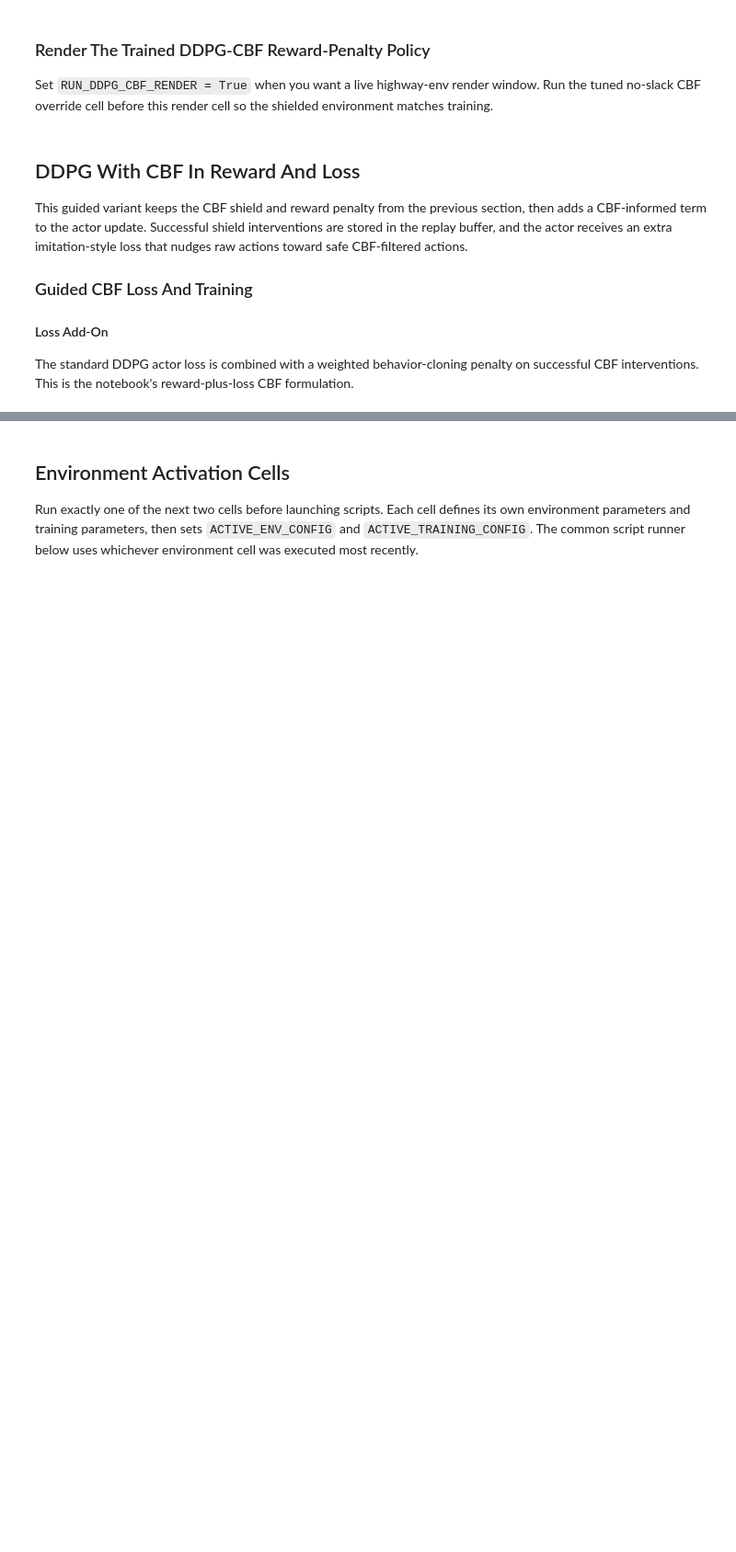
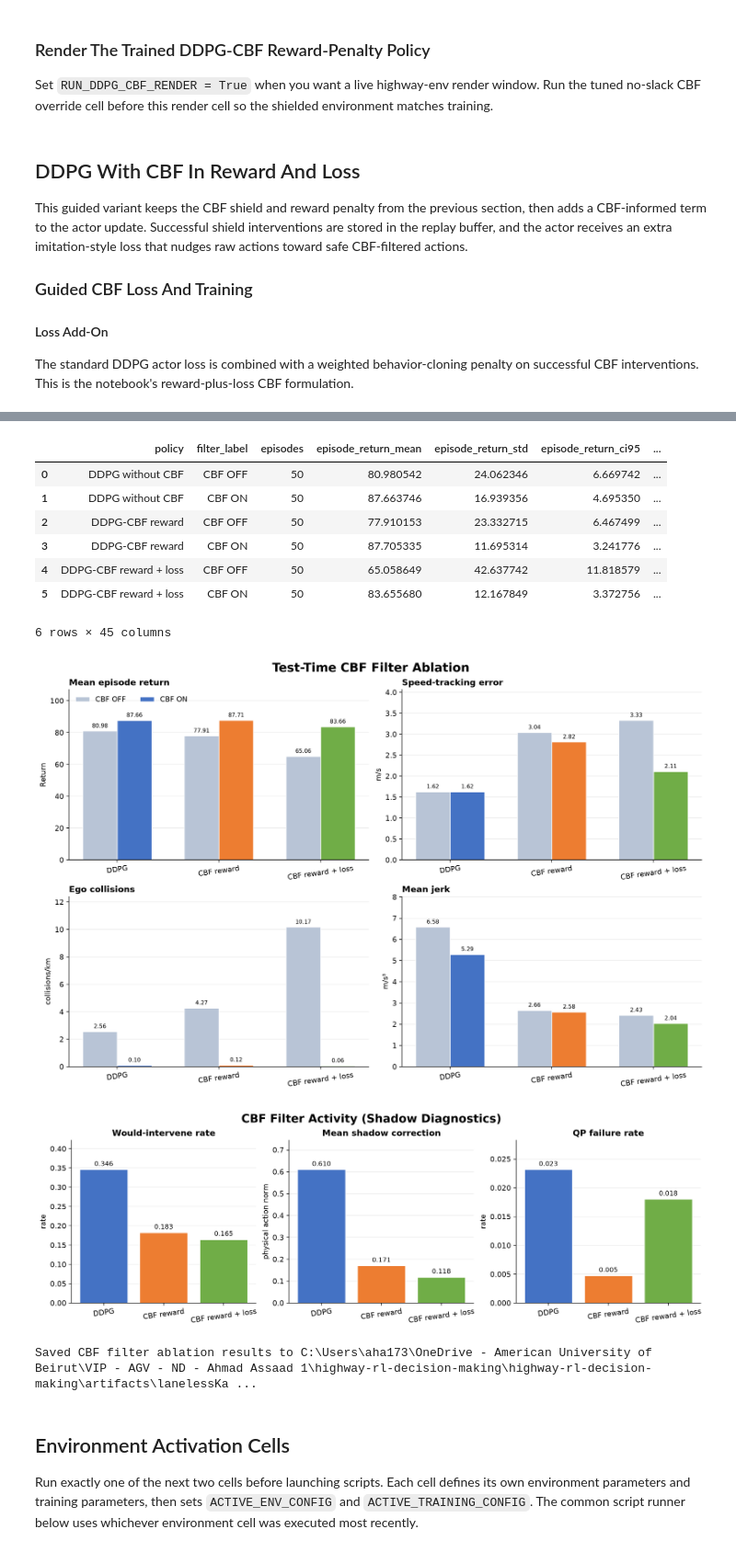
Before and after one commit to AhmadAssaad711/highway-rl-decision-making, a Jupyter notebook: highway-rl-decision-making/notebooks/lanelessKaralakou.ipynb, the cells around one changed output, grey strips where cells are left out. Shown at 92% size. Cells and saved outputs as stored; diff of their text form; code cells hidden in the pictures; blank space fills up the shorter version.

Commit message:
Evaluation+ablation of CBF

```diff
--- a/highway-rl-decision-making/notebooks/lanelessKaralakou.ipynb
+++ b/highway-rl-decision-making/notebooks/lanelessKaralakou.ipynb
@@ -2288,6 +2373,7 @@ ddpg_eval_command = [
     DEVICE,
     "--project-root",
     str(PROJECT_ROOT),
+    "--use-latest-training",
 ]
 ddpg_eval_result = subprocess.run(
     ddpg_eval_command,
@@ -3570,6 +3802,7 @@ ddpg_cbf_eval_command = [
     DEVICE,
     "--project-root",
     str(PROJECT_ROOT),
+    "--use-latest-training",
 ]
 ddpg_cbf_eval_result = subprocess.run(
     ddpg_cbf_eval_command,
@@ -3729,7 +3998,7 @@ def make_guided_cbf_training_env(
     reward_config: Optional[dict[str, float]] = None,
     normalize_observation: bool = NORMALIZE_RL_OBSERVATIONS,
     n_envs: int = 1,
-    use_subproc: bool = False,
+    use_subproc: bool = DDPG_USE_SUBPROC_VEC_ENV,
 ):
     active_eps_side = CBF_EPS_SIDE if eps_side is None else float(eps_side)
 
@@ -3949,8 +4218,8 @@ class GuidedCBFDDPG(DDPG):
             self.logger.record("train/cbf_bc_weight", np.mean(bc_weight_means))
         self.logger.record("train/critic_loss", np.mean(critic_losses))
 
-RUN_GUIDED_DDPG_CBF_TRAIN = bool(globals().get("RUN_GUIDED_DDPG_CBF_TRAIN", False))
-RUN_GUIDED_DDPG_CBF_TRAIN_SUBPROCESS = bool(globals().get("RUN_GUIDED_DDPG_CBF_TRAIN_SUBPROCESS", False))
+RUN_GUIDED_DDPG_CBF_TRAIN = bool(globals().get("RUN_GUIDED_DDPG_CBF_TRAIN", True))
+RUN_GUIDED_DDPG_CBF_TRAIN_SUBPROCESS = bool(globals().get("RUN_GUIDED_DDPG_CBF_TRAIN_SUBPROCESS", True))
 
 if RUN_GUIDED_DDPG_CBF_TRAIN_SUBPROCESS:
     import subprocess
@@ -3976,6 +4245,12 @@ if RUN_GUIDED_DDPG_CBF_TRAIN_SUBPROCESS:
         "--project-root",
         str(PROJECT_ROOT),
     ]
+    if "ACTIVE_ENV_CONFIG" in globals():
+        guided_ddpg_cbf_train_command.extend([
+            "--artifact-suffix", str(ACTIVE_ARTIFACT_SUFFIX),
+            "--traffic-model", str(ACTIVE_ENV_CONFIG.get("traffic_model", "force")),
+            "--env-config-json", json.dumps(ACTIVE_ENV_CONFIG),
+        ])
     guided_ddpg_cbf_train_result = subprocess.run(guided_ddpg_cbf_train_command, cwd=str(PROJECT_ROOT), text=True)
     if guided_ddpg_cbf_train_result.returncode != 0:
         raise RuntimeError(f"Guided DDPG-CBF training subprocess failed with exit code {guided_ddpg_cbf_train_result.returncode}")
@@ -4009,7 +4284,7 @@ elif RUN_GUIDED_DDPG_CBF_TRAIN:
         guided_ddpg_cbf_stepwise_callback,
         config={"policy_family": "ddpg", "cbf": True, "actor_loss": True, "env_kind": "current"},
     )
-    print(f"Guided DDPG-CBF training envs: {guided_ddpg_cbf_n_envs} | subproc requested={DDPG_USE_SUBPROC_VEC_ENV} | eval every {TRAIN_EVAL_EVERY:,} steps x {TRAIN_EVAL_EPISODES} episodes")
+    print(f"Guided DDPG-CBF training envs: {guided_ddpg_cbf_n_envs} | backend={type(guided_ddpg_cbf_train_env).__name__} | UTD={DDPG_UTD:g} | eval every {TRAIN_EVAL_EVERY:,} steps x {TRAIN_EVAL_EPISODES} episodes")
 
     guided_ddpg_cbf_model = GuidedCBFDDPG(
         "MlpPolicy",
@@ -4021,7 +4296,7 @@ elif RUN_GUIDED_DDPG_CBF_TRAIN:
         tau=DDPG_TAU,
         gamma=DDPG_GAMMA,
         train_freq=(1, "step"),
-        gradient_steps=1,
+        gradient_steps=DDPG_GRADIENT_STEPS,
         action_noise=guided_ddpg_cbf_action_noise,
         policy_kwargs={"net_arch": [256, 128]},
         tensorboard_log=str(ARTIFACT_DIR / "tensorboard"),
@@ -4035,7 +4310,7 @@ elif RUN_GUIDED_DDPG_CBF_TRAIN:
     )
 
     start_time = time.time()
-    guided_ddpg_cbf_model.learn(total_timesteps=GUIDED_DDPG_CBF_TOTAL_TIMESTEPS, callback=guided_ddpg_cbf_training_callback, progress_bar=False)
+    guided_ddpg_cbf_model.learn(total_timesteps=GUIDED_DDPG_CBF_TOTAL_TIMESTEPS, callback=guided_ddpg_cbf_training_callback, progress_bar=True)
     guided_ddpg_cbf_elapsed = time.time() - start_time
 
     guided_ddpg_cbf_model.save(str(GUIDED_DDPG_CBF_MODEL_PATH))
@@ -4400,3 +5038,62 @@ display(latest_training_summary)
+# %%
+import subprocess
+import sys
+from pathlib import Path
+import pandas as pd
+from IPython.display import Image, display
+
+_ablation_project_root = Path(globals().get("PROJECT_ROOT", Path.cwd())).resolve()
+_ablation_output_dir = _ablation_project_root / "artifacts" / "lanelessKaralakou" / "PaperResults" / "CBF_Filter_Ablation"
+_ablation_script = _ablation_project_root / "scripts" / "evaluate_cbf_filter_ablation.py"
+CBF_FILTER_ABLATION_EPISODES = int(globals().get("CBF_FILTER_ABLATION_EPISODES", FINAL_EVAL_EPISODES))
+CBF_FILTER_ABLATION_SEED = int(globals().get("CBF_FILTER_ABLATION_SEED", SEED + 120_000))
+CBF_FILTER_ABLATION_FORCE = bool(globals().get("CBF_FILTER_ABLATION_FORCE", False))
+_ablation_command = [
+    sys.executable,
+    str(_ablation_script),
+    "--project-root",
+    str(_ablation_project_root),
+    "--episodes",
+    str(CBF_FILTER_ABLATION_EPISODES),
+    "--seed",
+    str(CBF_FILTER_ABLATION_SEED),
+    "--device",
+    str(globals().get("DEVICE", "cpu")),
+    "--k0",
+    str(globals().get("CBF_K0", 5.29)),
+    "--k1",
+    str(globals().get("CBF_K1", 3.68)),
+    "--eps-side",
+    str(globals().get("CBF_EPS_SIDE", 0.10)),
+]
+if CBF_FILTER_ABLATION_FORCE:
+    _ablation_command.append("--force")
+_ablation_result = subprocess.run(_ablation_command, cwd=str(_ablation_project_root), text=True)
+if _ablation_result.returncode != 0:
+    raise RuntimeError(f"CBF filter ablation failed with exit code {_ablation_result.returncode}")
+
+CBF_FILTER_ABLATION_EPISODE_PATH = _ablation_output_dir / "episode_metrics.csv"
+CBF_FILTER_ABLATION_SUMMARY_PATH = _ablation_output_dir / "summary.csv"
+CBF_FILTER_ABLATION_PAIRED_PATH = _ablation_output_dir / "paired_deltas.csv"
+cbf_filter_ablation_episode_metrics = pd.read_csv(CBF_FILTER_ABLATION_EPISODE_PATH)
+cbf_filter_ablation_summary = pd.read_csv(CBF_FILTER_ABLATION_SUMMARY_PATH)
+cbf_filter_ablation_paired_deltas = pd.read_csv(CBF_FILTER_ABLATION_PAIRED_PATH)
+display(cbf_filter_ablation_summary)
+display(Image(filename=str(_ablation_output_dir / "performance_bars.png")))
+display(Image(filename=str(_ablation_output_dir / "filter_activity_bars.png")))
+print("Saved CBF filter ablation results to", _ablation_output_dir)
+# %% [output]
+|  | policy | filter_label | episodes | episode_return_mean | episode_return_std | episode_return_ci95 | ... |
+| 0 | DDPG without CBF | CBF OFF | 50 | 80.980542 | 24.062346 | 6.669742 | ... |
+| 1 | DDPG without CBF | CBF ON | 50 | 87.663746 | 16.939356 | 4.695350 | ... |
+| 2 | DDPG-CBF reward | CBF OFF | 50 | 77.910153 | 23.332715 | 6.467499 | ... |
+| 3 | DDPG-CBF reward | CBF ON | 50 | 87.705335 | 11.695314 | 3.241776 | ... |
+| 4 | DDPG-CBF reward + loss | CBF OFF | 50 | 65.058649 | 42.637742 | 11.818579 | ... |
+| 5 | DDPG-CBF reward + loss | CBF ON | 50 | 83.655680 | 12.167849 | 3.372756 | ... |
+6 rows × 45 columns
+[figure, added]
+[figure, added]
+Saved CBF filter ablation results to C:\Users\aha173\OneDrive - American University of Beirut\VIP - AGV - ND - Ahmad Assaad 1\highway-rl-decision-making\highway-rl-decision-making\artifacts\lanelessKa ...
 # %% [markdown]
 ## Environment Activation Cells
 
```
Also changed, not shown: parts of 47 cells of this notebook, 10 other files.
